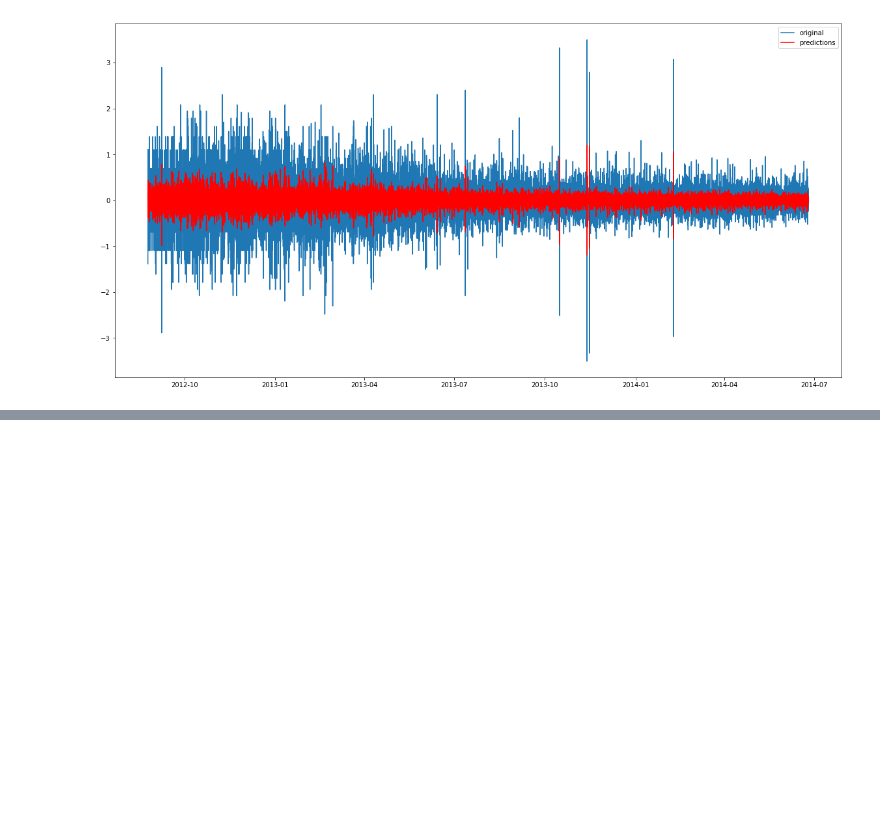
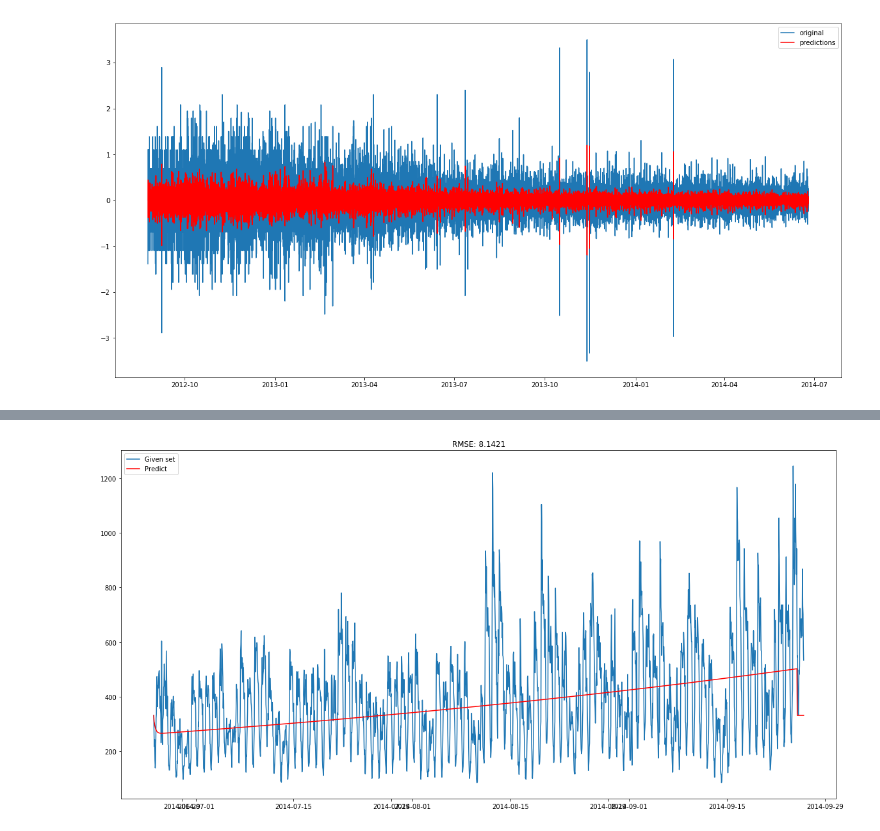
Before and after one commit to ri2beri/data-science-practice, a Jupyter notebook: timeseries_data_traffic.ipynb, the cells around one changed output, grey strips where cells are left out. Saved outputs shown, nothing was run; the diff lists cells and outputs as text; code cells hidden in the pictures; blank space fills up the shorter version.

```diff
--- a/timeseries_data_traffic.ipynb
+++ b/timeseries_data_traffic.ipynb
@@ -516,0 +527,27 @@ SyntaxError: invalid syntax (<ipython-input-270-e0d7e28d5095>, line 9)
+# %%
+def check_prediction_diff(predict_diff, given_set):
+    predict_diff= predict_diff.cumsum().shift().fillna(0)
+    predict_base = pd.Series(np.ones(given_set.shape[0]) * np.log(given_set['Count'])[0], index = given_set.index)
+    predict_log = predict_base.add(predict_diff,fill_value=0)
+    predict = np.exp(predict_log)
+
+    plt.plot(given_set['Count'], label = "Given set")
+    plt.plot(predict, color = 'red', label = "Predict")
+    plt.legend(loc= 'best')
+    plt.title('RMSE: %.4f'% (np.sqrt(np.dot(predict, given_set['Count']))/given_set.shape[0]))
+    plt.show()
+
+def check_prediction_log(predict_log, given_set):
+    predict = np.exp(predict_log)
+
+    plt.plot(given_set['Count'], label = "Given set")
+    plt.plot(predict, color = 'red', label = "Predict")
+    plt.legend(loc= 'best')
+    plt.title('RMSE: %.4f'% (np.sqrt(np.dot(predict, given_set['Count']))/given_set.shape[0]))
+    plt.show()
+#Let’s predict the values for validation set.
+
+ARIMA_predict_diff=results_ARIMA.predict(start="2014-06-25", end="2014-09-25")
+check_prediction_diff(ARIMA_predict_diff, valid)
+# %% [output]
+[figure, added]
```
Also changed, not shown: parts of 2 cells of this notebook, 9 other files.
